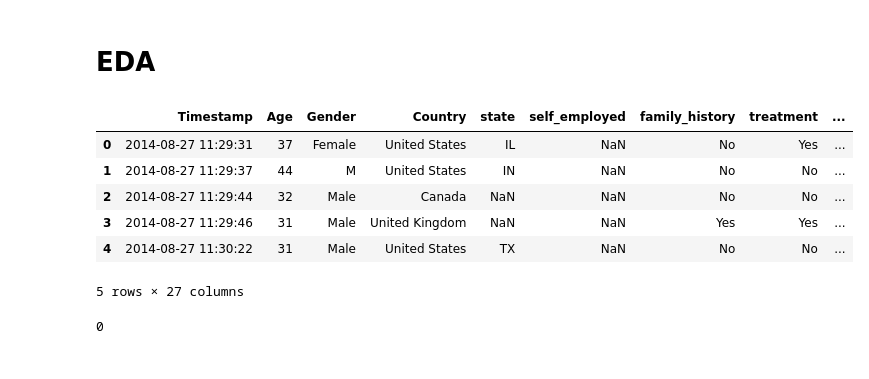
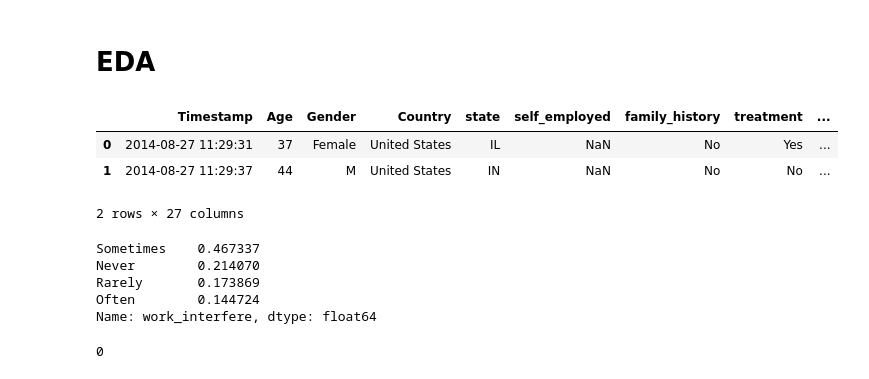
Before and after one commit to ChuckPryor/MentalHealth, a Jupyter notebook: data_prep.ipynb, the cells around one changed output. Saved outputs shown, nothing was run; the diff lists cells and outputs as text; code cells hidden in the pictures.

```diff
--- a/data_prep.ipynb
+++ b/data_prep.ipynb
@@ -34,15 +40,20 @@ treatment- Have you sought treatment for a mental health condition?
 # EDA
 # %%
 df = pd.read_csv('data.csv')
-df.head()
+df.head(2)
 # %% [output]
 |  | Timestamp | Age | Gender | Country | state | self_employed | family_history | treatment | ... |
 | 0 | 2014-08-27 11:29:31 | 37 | Female | United States | IL | NaN | No | Yes | ... |
 | 1 | 2014-08-27 11:29:37 | 44 | M | United States | IN | NaN | No | No | ... |
-| 2 | 2014-08-27 11:29:44 | 32 | Male | Canada | NaN | NaN | No | No | ... |
-| 3 | 2014-08-27 11:29:46 | 31 | Male | United Kingdom | NaN | NaN | Yes | Yes | ... |
-| 4 | 2014-08-27 11:30:22 | 31 | Male | United States | TX | NaN | No | No | ... |
-5 rows × 27 columns
+2 rows × 27 columns
+# %%
+df.work_interfere.value_counts(normalize=True)
+# %% [output]
+Sometimes    0.467337
+Never        0.214070
+Rarely       0.173869
+Often        0.144724
+Name: work_interfere, dtype: float64
 # %%
 #Dropping nan values and changing age column to intg.
 df.work_interfere.dropna(inplace=True)
```
Also changed, not shown: parts of 59 cells of this notebook, 1 other file.
